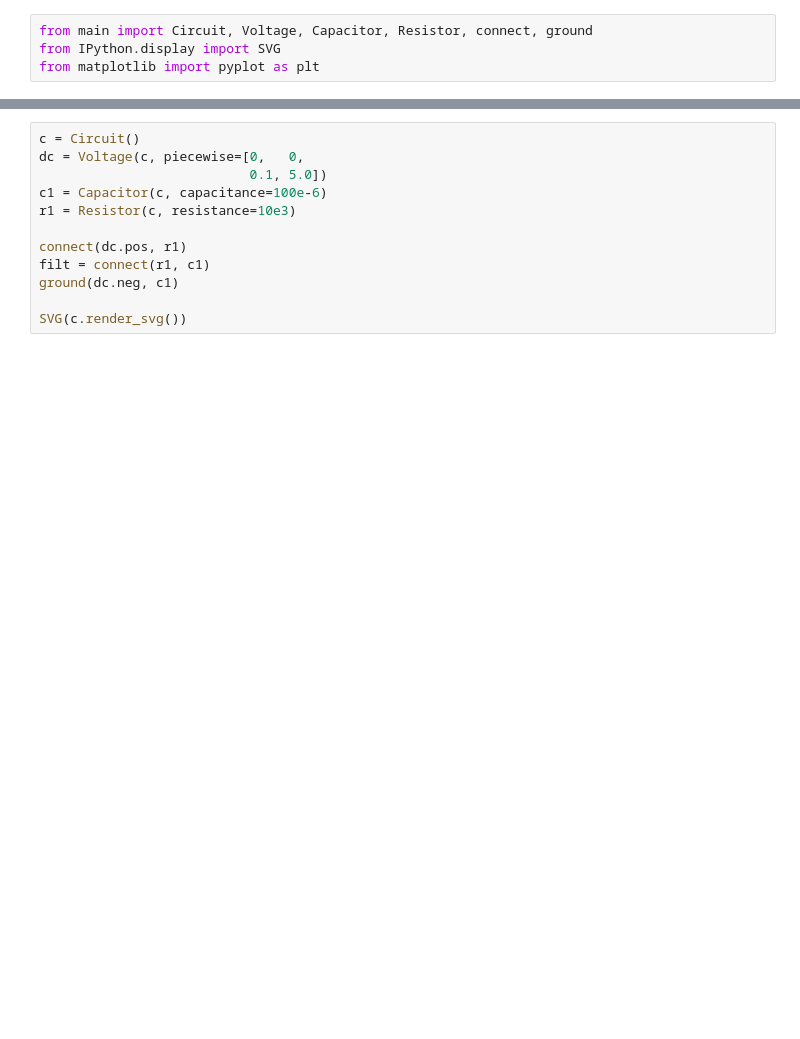
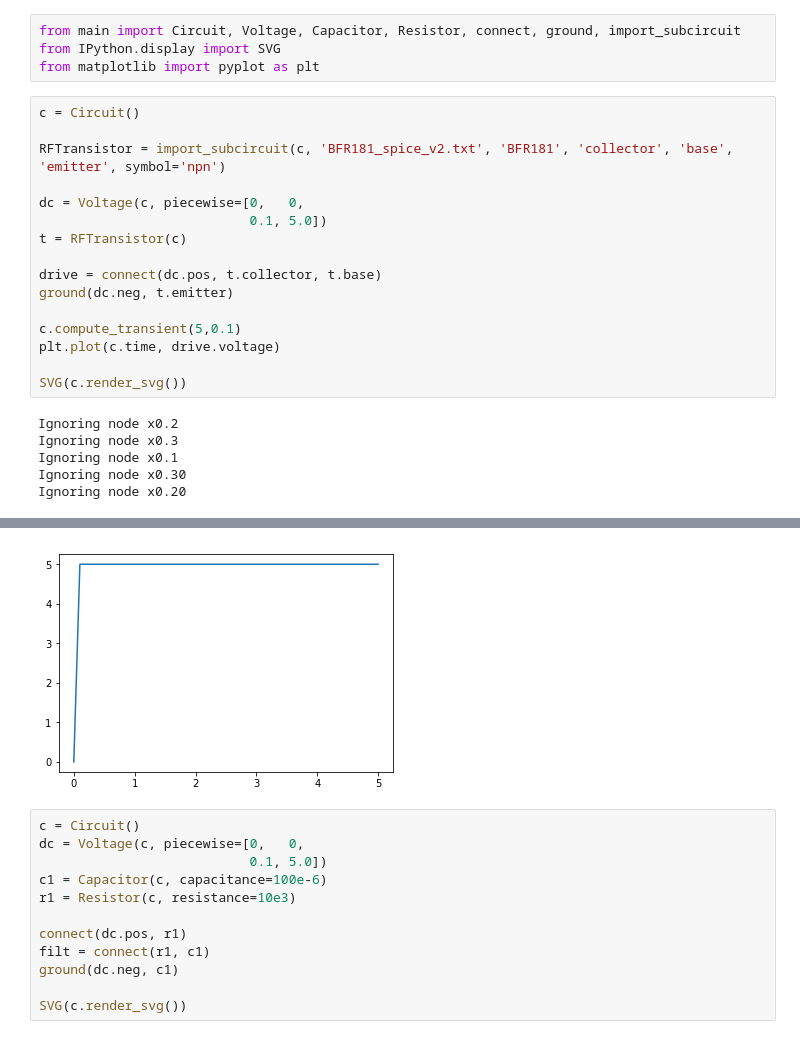
Before and after one commit to newhouseb/turmeric, a Jupyter notebook: basic_circuits.ipynb, the cells around one changed output, grey strips where cells are left out. Cells and saved outputs as stored; diff of their text form; blank space fills up the shorter version.

Commit message:
Added subcircuit support and untested BJT support

```diff
--- a/basic_circuits.ipynb
+++ b/basic_circuits.ipynb
@@ -1,4 +1,26 @@
 # %%
-from main import Circuit, Voltage, Capacitor, Resistor, connect, ground
+from main import Circuit, Voltage, Capacitor, Resistor, connect, ground, import_subcircuit
 from IPython.display import SVG
 from matplotlib import pyplot as plt
+# %%
+c = Circuit()
+
+RFTransistor = import_subcircuit(c, 'BFR181_spice_v2.txt', 'BFR181', 'collector', 'base', 'emitter', symbol='npn')
+
+dc = Voltage(c, piecewise=[0,   0,
+                           0.1, 5.0])
+t = RFTransistor(c)
+
+drive = connect(dc.pos, t.collector, t.base)
+ground(dc.neg, t.emitter)
+
+c.compute_transient(5,0.1)
+plt.plot(c.time, drive.voltage)
+
+SVG(c.render_svg())
+# %% [output]
+Ignoring node x0.2
+Ignoring node x0.3
+Ignoring node x0.1
+Ignoring node x0.30
+Ignoring node x0.20
@@ -5,3 +28,4 @@ from matplotlib import pyplot as plt
+[figure, added]
 # %%
 c = Circuit()
 dc = Voltage(c, piecewise=[0,   0,
```
Also changed, not shown: parts of 5 cells of this notebook, 2 other files.
